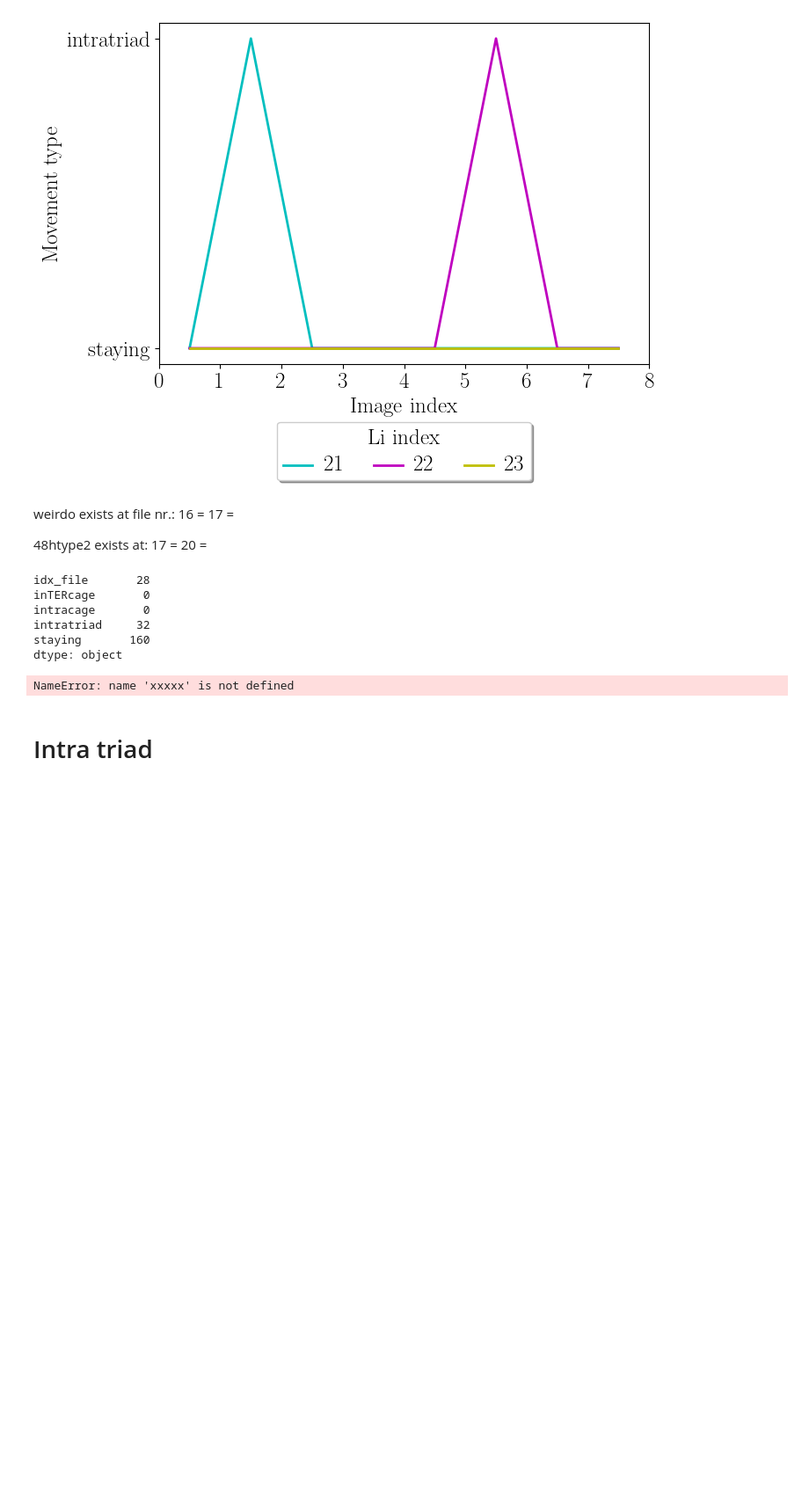
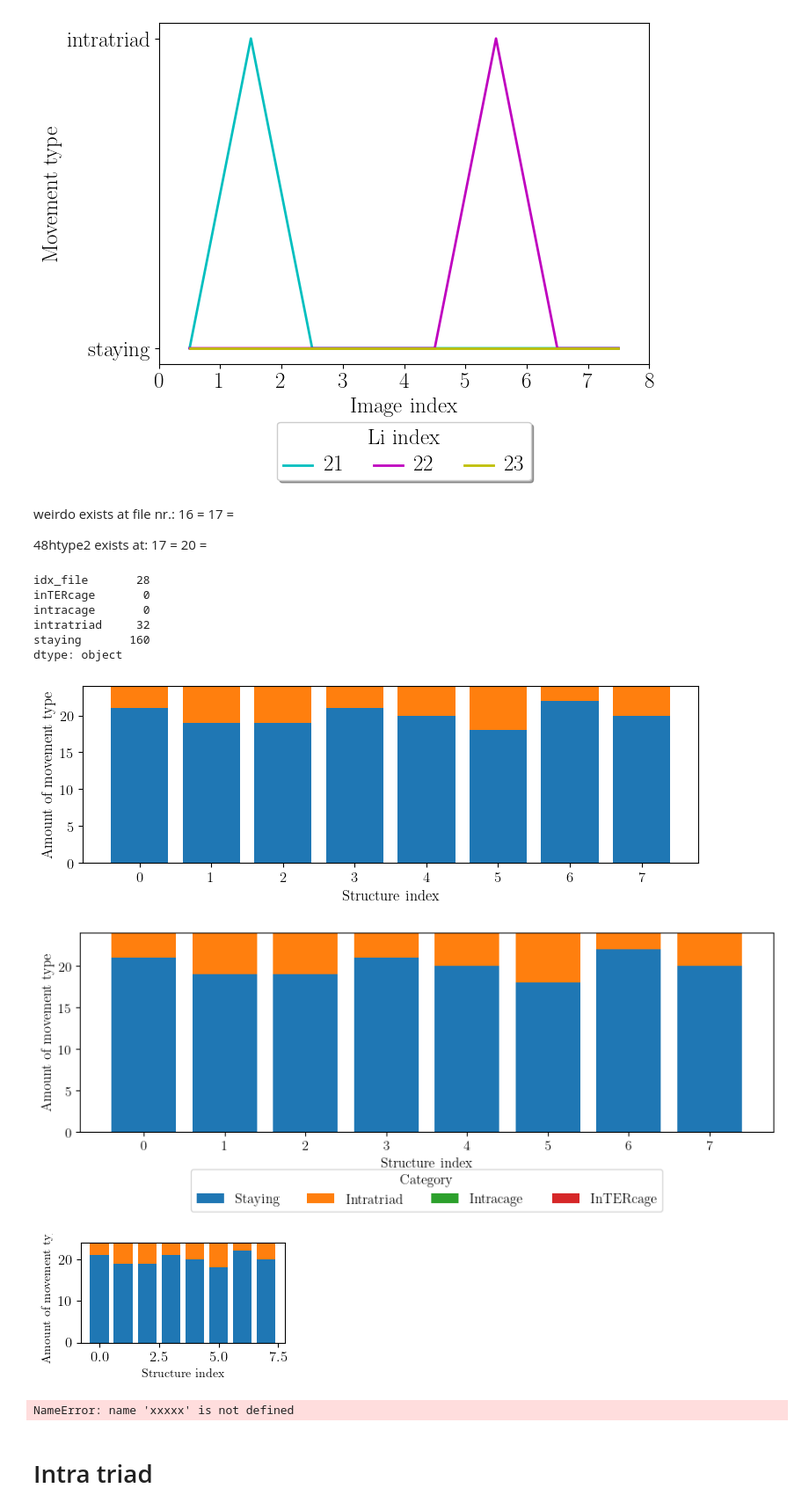
Before and after one commit to a-firdaus/LitMove, a Jupyter notebook: 03_orientation_and_mapping_packages.ipynb, the cells around one changed output. Shown at 88% size. Drawn from its saved outputs; the diff is of its cells as text; code cells hidden in the pictures; blank space fills up the shorter version.

Commit message:
plot_movement_category_counted() saving pdf

```diff
--- a/03_orientation_and_mapping_packages.ipynb
+++ b/03_orientation_and_mapping_packages.ipynb
@@ -617,6 +617,12 @@ intracage       0
 intratriad     32
 staying       160
 dtype: object
+# %%
+movement.plot_movement_category_counted(df_amount_movement, direc_restructure_destination, litype)
+# %% [output]
+[figure, added]
+[figure, added]
+[figure, added]
 # %%
 xxxxx - xxxx
 # %% [output]
```
Also changed, not shown: parts of 3 cells of this notebook, 4 other files.
